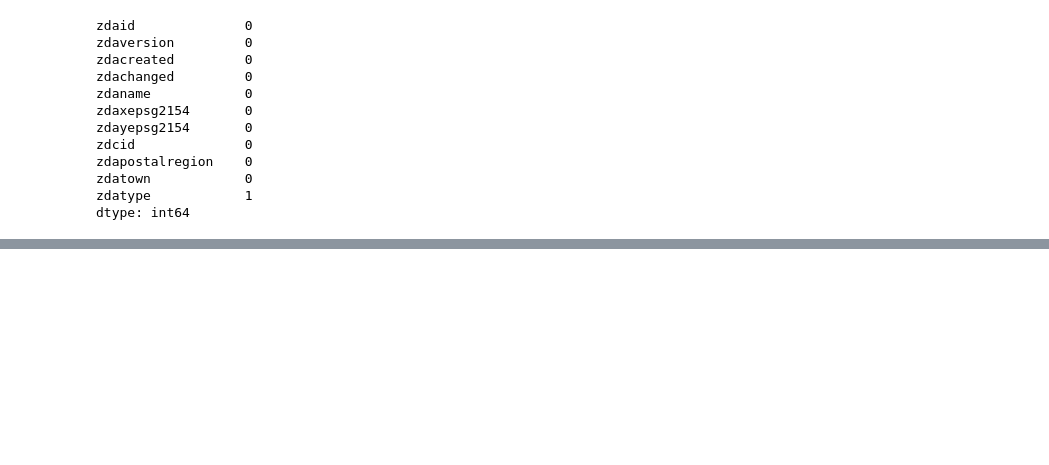
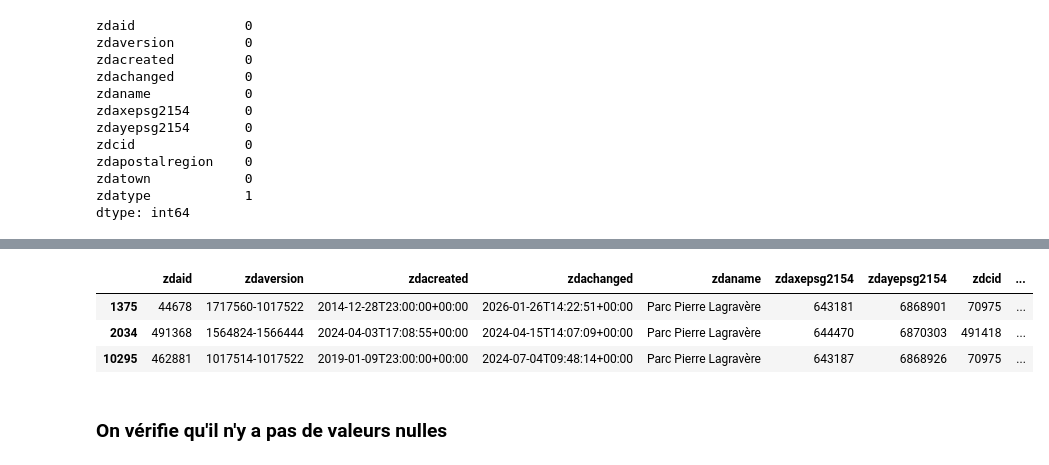
Before and after one commit to LANCAGH/IDFM, a Jupyter notebook: notebooks/exploration/exploration_bronze.ipynb, the cells around one changed output, grey strips where cells are left out. Drawn from its saved outputs; the diff is of its cells as text; code cells hidden in the pictures; blank space fills up the shorter version.

```diff
--- a/notebooks/exploration/exploration_bronze.ipynb
+++ b/notebooks/exploration/exploration_bronze.ipynb
@@ -213,0 +320,10 @@ dtype: int64
+# %%
+REFERENCES.loc[REFERENCES['zdaname'] == "Parc Pierre Lagravère"]
+# ... on voit bien qu'il s'agit de stations distinctes
+# %% [output]
+|  | zdaid | zdaversion | zdacreated | zdachanged | zdaname | zdaxepsg2154 | zdayepsg2154 | zdcid | ... |
+| 1375 | 44678 | 1717560-1017522 | 2014-12-28T23:00:00+00:00 | 2026-01-26T14:22:51+00:00 | Parc Pierre Lagravère | 643181 | 6868901 | 70975 | ... |
+| 2034 | 491368 | 1564824-1566444 | 2024-04-03T17:08:55+00:00 | 2024-04-15T14:07:09+00:00 | Parc Pierre Lagravère | 644470 | 6870303 | 491418 | ... |
+| 10295 | 462881 | 1017514-1017522 | 2019-01-09T23:00:00+00:00 | 2024-07-04T09:48:14+00:00 | Parc Pierre Lagravère | 643187 | 6868926 | 70975 | ... |
+# %% [markdown]
+### On vérifie qu'il n'y a pas de valeurs nulles
```
Also changed, not shown: parts of 39 cells of this notebook, 4 other files.
